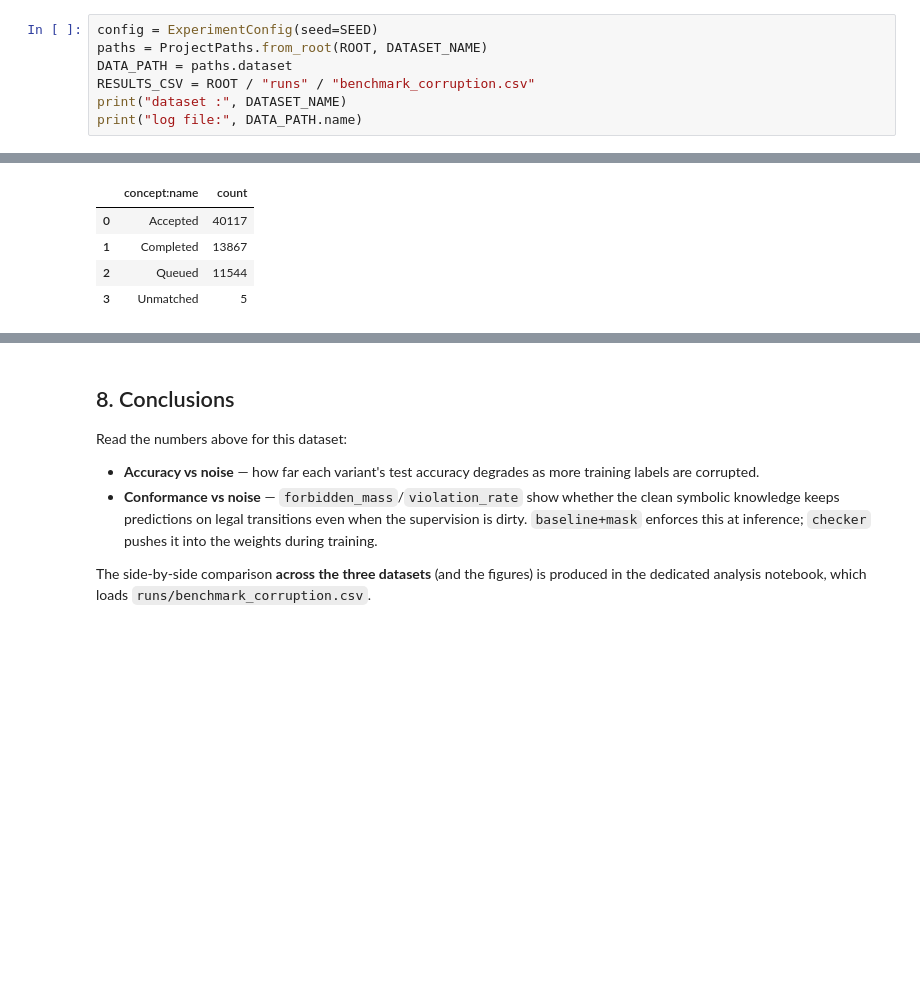
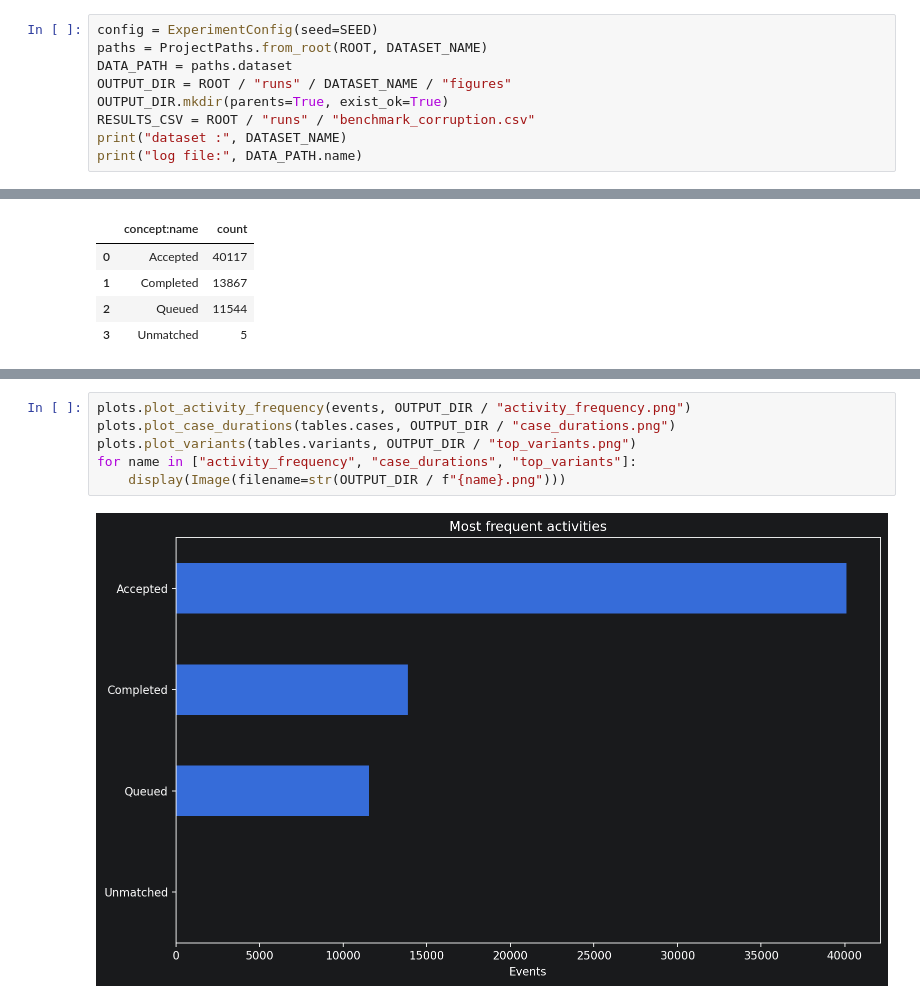
Before and after one commit to MatteoZorzi/neuro-symbolic-ppm-thesis, a Jupyter notebook: notebooks/BPIC_2013_incidents_TLEAF_Pipeline.ipynb, the cells around one changed output, grey strips where cells are left out. Drawn from its saved outputs; the diff is of its cells as text; blank space fills up the shorter version.

```diff
--- a/notebooks/BPIC_2013_incidents_TLEAF_Pipeline.ipynb
+++ b/notebooks/BPIC_2013_incidents_TLEAF_Pipeline.ipynb
@@ -69,6 +81,8 @@ FORCE_RERUN  = False                          # recompute even if cached results
 config = ExperimentConfig(seed=SEED)
 paths = ProjectPaths.from_root(ROOT, DATASET_NAME)
 DATA_PATH = paths.dataset
+OUTPUT_DIR = ROOT / "runs" / DATASET_NAME / "figures"
+OUTPUT_DIR.mkdir(parents=True, exist_ok=True)
 RESULTS_CSV = ROOT / "runs" / "benchmark_corruption.csv"
 print("dataset :", DATASET_NAME)
 print("log file:", DATA_PATH.name)
@@ -263,15 +117,8 @@ for metric in ["accuracy", "macro_f1", "forbidden_mass", "violation_rate"]:
-# %% [markdown]
-## 8. Conclusions
-
-Read the numbers above for this dataset:
-
-- **Accuracy vs noise** — how far each variant's test accuracy degrades as more
-  training labels are corrupted.
-- **Conformance vs noise** — `forbidden_mass`/`violation_rate` show whether the
-  clean symbolic knowledge keeps predictions on legal transitions even when the
-  supervision is dirty. `baseline+mask` enforces this at inference; `checker`
-  pushes it into the weights during training.
-
-The side-by-side comparison **across the three datasets** (and the figures) is
-produced in the dedicated analysis notebook, which loads
-`runs/benchmark_corruption.csv`.
+# %%
+plots.plot_activity_frequency(events, OUTPUT_DIR / "activity_frequency.png")
+plots.plot_case_durations(tables.cases, OUTPUT_DIR / "case_durations.png")
+plots.plot_variants(tables.variants, OUTPUT_DIR / "top_variants.png")
+for name in ["activity_frequency", "case_durations", "top_variants"]:
+    display(Image(filename=str(OUTPUT_DIR / f"{name}.png")))
+# %% [output]
+[figure, added]
```
Also changed, not shown: parts of 30 cells of this notebook, 4 other files.
